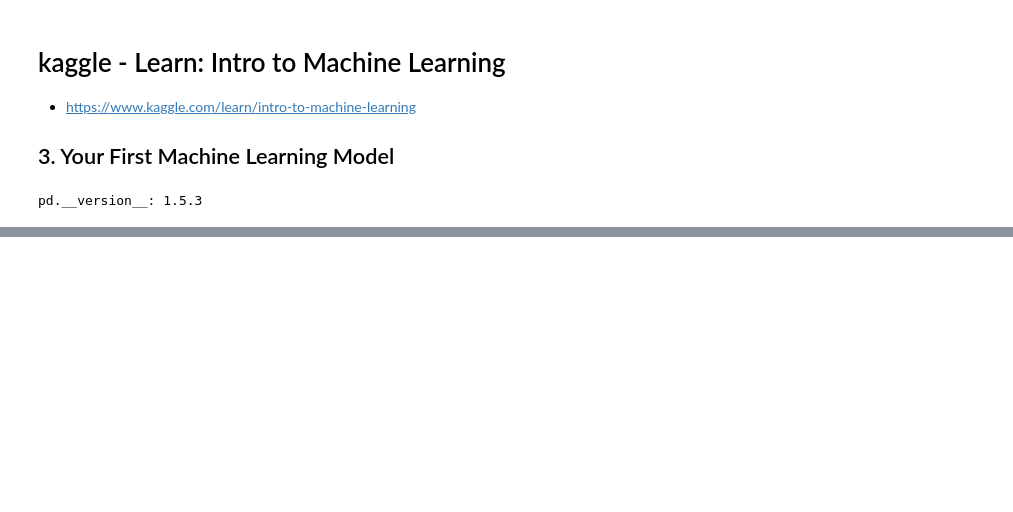
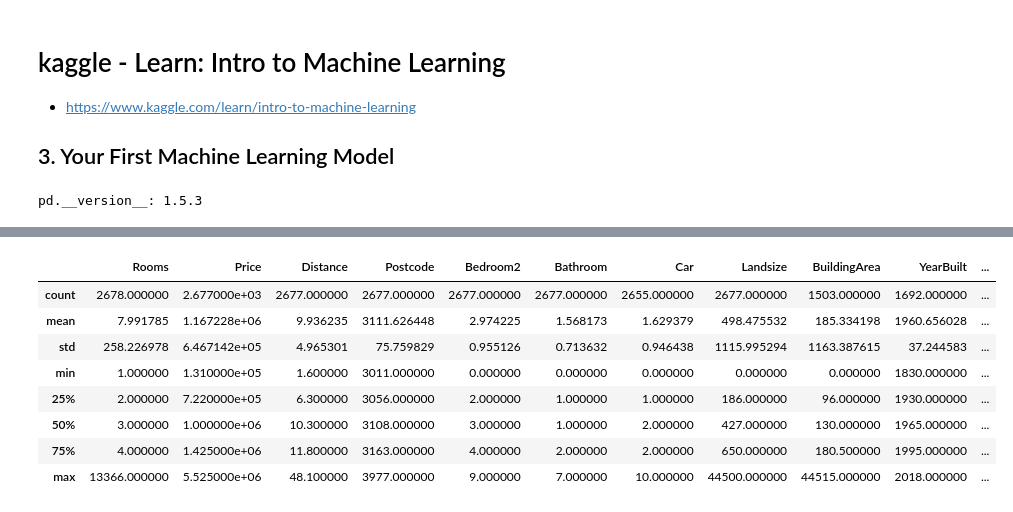
Before and after one commit to jmonti-gh/MachineLearning_Py, a Jupyter notebook: kaggle_ML_3.ipynb, the cells around one changed output, grey strips where cells are left out. Drawn from its saved outputs; the diff is of its cells as text; code cells hidden in the pictures; blank space fills up the shorter version.

```diff
--- a/kaggle_ML_3.ipynb
+++ b/kaggle_ML_3.ipynb
@@ -19,0 +31,13 @@ melbourne_df.head(3)
+# %%
+# To see if there are missing values. Count value give that info.
+melbourne_df.describe()
+# %% [output]
+|  | Rooms | Price | Distance | Postcode | Bedroom2 | Bathroom | Car | Landsize | BuildingArea | YearBuilt | ... |
+| count | 2678.000000 | 2.677000e+03 | 2677.000000 | 2677.000000 | 2677.000000 | 2677.000000 | 2655.000000 | 2677.000000 | 1503.000000 | 1692.000000 | ... |
+| mean | 7.991785 | 1.167228e+06 | 9.936235 | 3111.626448 | 2.974225 | 1.568173 | 1.629379 | 498.475532 | 185.334198 | 1960.656028 | ... |
+| std | 258.226978 | 6.467142e+05 | 4.965301 | 75.759829 | 0.955126 | 0.713632 | 0.946438 | 1115.995294 | 1163.387615 | 37.244583 | ... |
+| min | 1.000000 | 1.310000e+05 | 1.600000 | 3011.000000 | 0.000000 | 0.000000 | 0.000000 | 0.000000 | 0.000000 | 1830.000000 | ... |
+| 25% | 2.000000 | 7.220000e+05 | 6.300000 | 3056.000000 | 2.000000 | 1.000000 | 1.000000 | 186.000000 | 96.000000 | 1930.000000 | ... |
+| 50% | 3.000000 | 1.000000e+06 | 10.300000 | 3108.000000 | 3.000000 | 1.000000 | 2.000000 | 427.000000 | 130.000000 | 1965.000000 | ... |
+| 75% | 4.000000 | 1.425000e+06 | 11.800000 | 3163.000000 | 4.000000 | 2.000000 | 2.000000 | 650.000000 | 180.500000 | 1995.000000 | ... |
+| max | 13366.000000 | 5.525000e+06 | 48.100000 | 3977.000000 | 9.000000 | 7.000000 | 10.000000 | 44500.000000 | 44515.000000 | 2018.000000 | ... |
```
Also changed, not shown: parts of 16 cells of this notebook, 1 other file.
